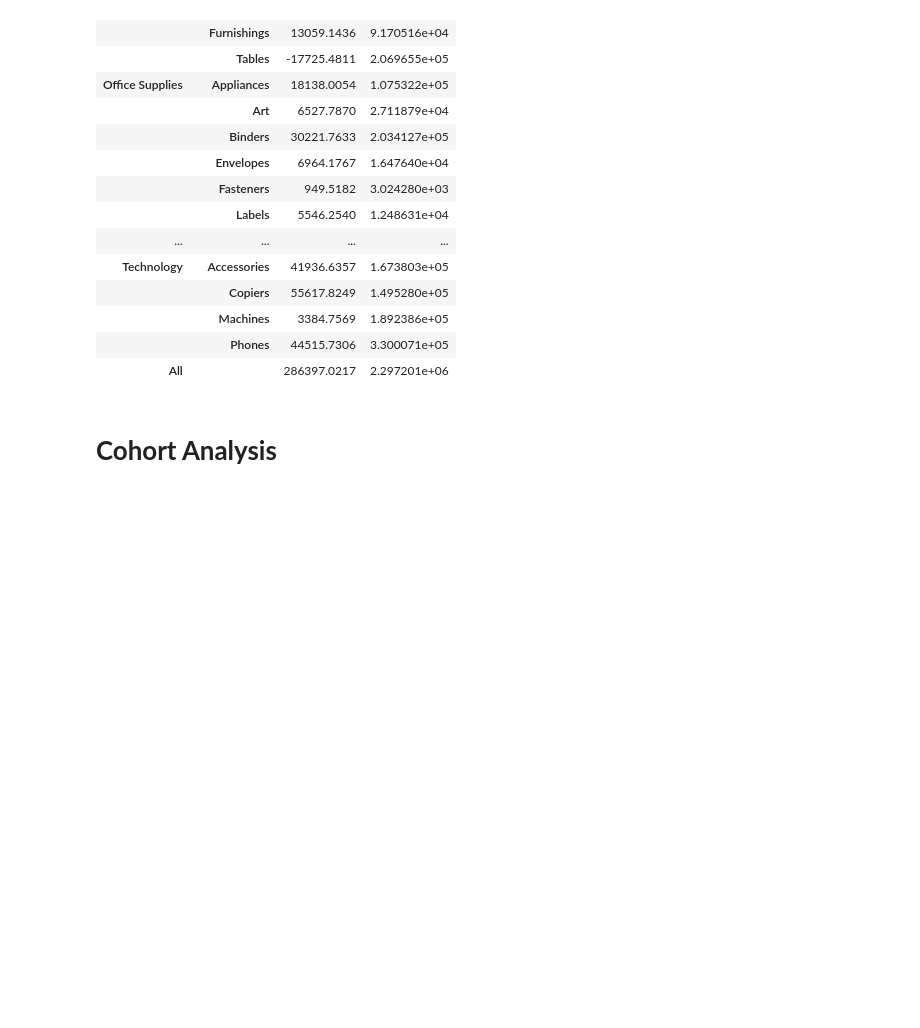
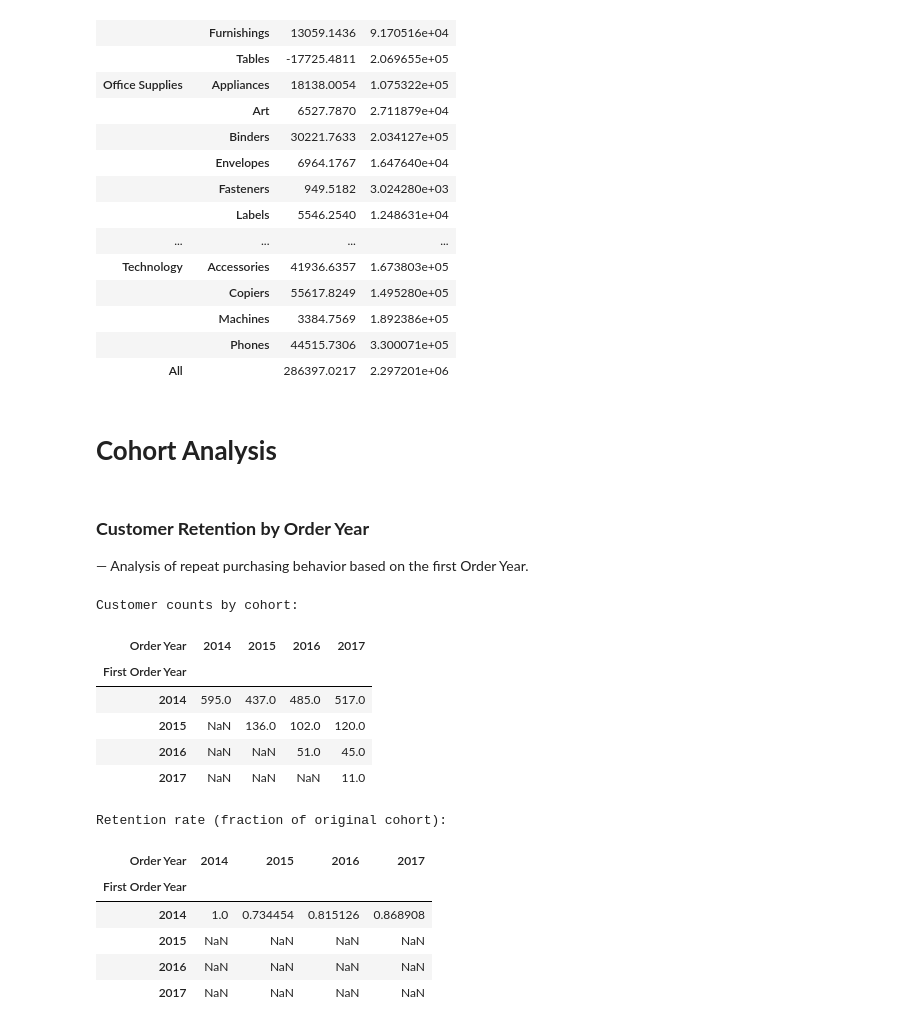
Before and after one commit to MarcelNazare/Superstore-Sales-Project, a Jupyter notebook: python/notebooks/statistical_analysis.ipynb, the cells around one changed output. Cells and saved outputs as stored; diff of their text form; code cells hidden in the pictures; blank space fills up the shorter version.

```diff
--- a/python/notebooks/statistical_analysis.ipynb
+++ b/python/notebooks/statistical_analysis.ipynb
@@ -340,3 +346,61 @@ For Multiple values (Sales and Profit)
 | All |  | 286397.0217 | 2.297201e+06 |
 # %% [markdown]
 # **Cohort Analysis**
+# %% [markdown]
+### **Customer Retention by Order Year**
+— Analysis of repeat purchasing behavior based on the first Order Year.
+# %%
+# make sure order dates are datetime and year column exists
+df['Order Date'] = pd.to_datetime(df['Order Date'])
+df['Order Year'] = df['Order Date'].dt.year
+
+# first order year per customer
+first_order = (df
+               .groupby('Customer ID')['Order Year']
+               .min()
+               .rename('First Order Year'))
+# attach to original dataframe
+df = df.merge(first_order, on='Customer ID')
+
+# count unique customers in each cohort year / activity year
+cohort = (df
+          .groupby(['First Order Year', 'Order Year'])['Customer ID']
+          .nunique()
+          .reset_index())
+
+cohort_table = cohort.pivot(index='First Order Year',
+                            columns='Order Year',
+                            values='Customer ID')
+
+# cohort size (customers who first ordered in that year)
+cohort_sizes = cohort_table.iloc[:, 0]
+# retention rate relative to cohort size
+cohort_rate = cohort_table.div(cohort_sizes, axis=0)
+
+print("Customer counts by cohort:")
+display(cohort_table)
+
+print("\nRetention rate (fraction of original cohort):")
+display(cohort_rate)
+
+# optional heatmap of retention rates
+fig = px.imshow(cohort_rate,
+                text_auto=True,
+                labels={'x':'Order Year', 'y':'First Order Year', 'color':'Retention Rate'},
+                title='Customer Retention by Order Year')
+fig.show()
+# %% [output]
+Customer counts by cohort:
+| Order Year | 2014 | 2015 | 2016 | 2017 |
+| First Order Year |  |  |  |  |
+| 2014 | 595.0 | 437.0 | 485.0 | 517.0 |
+| 2015 | NaN | 136.0 | 102.0 | 120.0 |
+| 2016 | NaN | NaN | 51.0 | 45.0 |
+| 2017 | NaN | NaN | NaN | 11.0 |
+Retention rate (fraction of original cohort):
+| Order Year | 2014 | 2015 | 2016 | 2017 |
+| First Order Year |  |  |  |  |
+| 2014 | 1.0 | 0.734454 | 0.815126 | 0.868908 |
+| 2015 | NaN | NaN | NaN | NaN |
+| 2016 | NaN | NaN | NaN | NaN |
+| 2017 | NaN | NaN | NaN | NaN |
```
Also changed, not shown: parts of 3 cells of this notebook.
